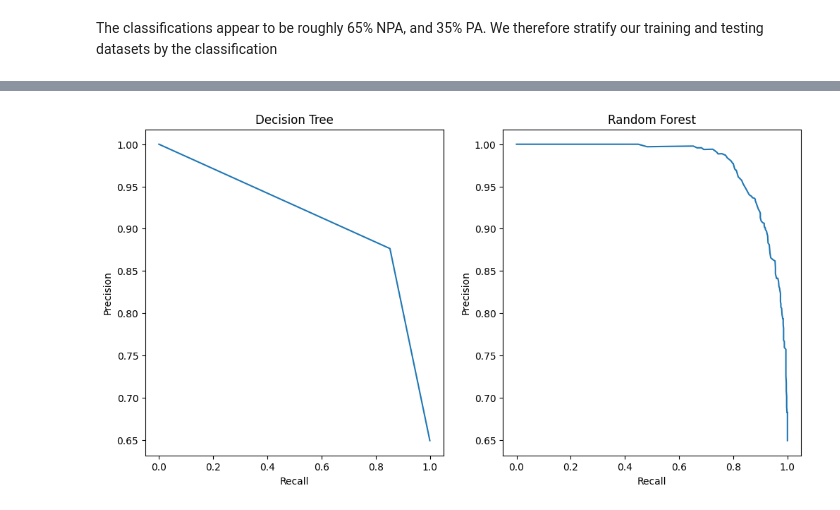
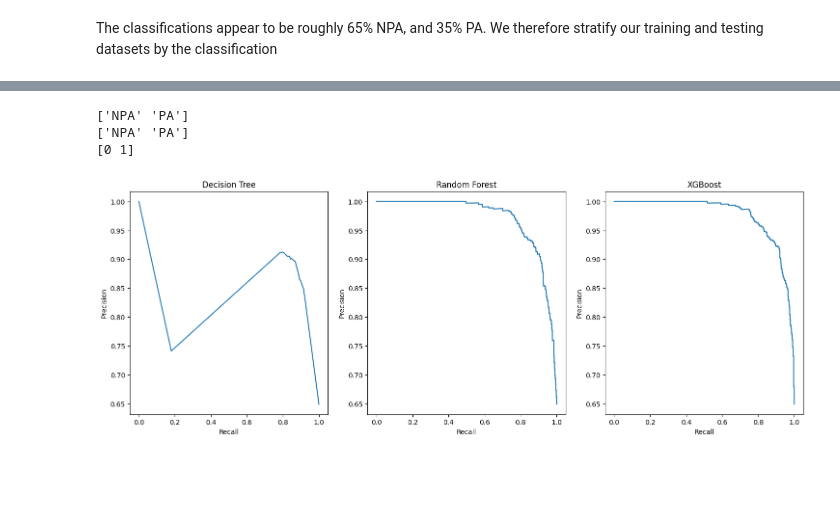
Before and after one commit to ajlukasiewicz/Team_9_MacLearn, a Jupyter notebook: Prediction_of_plant_associated_bacteria.ipynb, the cells around one changed output, grey strips where cells are left out. Cells and saved outputs as stored; diff of their text form; code cells hidden in the pictures; blank space fills up the shorter version.

```diff
--- a/Prediction_of_plant_associated_bacteria.ipynb
+++ b/Prediction_of_plant_associated_bacteria.ipynb
@@ -195,0 +147,27 @@ plt.show()
+# %%
+#ML
+#Decision tree model building and evaluation
+twenty = [i for i in range(1, 20+1)]
+accuracies = {}
+
+for depth in twenty:
+  for _min_samples_leaf in twenty:
+    clf1 = tree.DecisionTreeClassifier(max_depth=depth, min_samples_leaf=_min_samples_leaf, random_state=42)
+    clf1.fit(X_train, y_train)
+    y_pred1 = clf1.predict(X_test)
+    accuracies[(depth, _min_samples_leaf)] = metrics.accuracy_score(y_test, y_pred1)
+
+sorted_accuracies = sorted(accuracies.items(), key=lambda x:x[1], reverse=True)
+depth, _min_samples_leaf = sorted_accuracies[0][0]
+print(depth, _min_samples_leaf)
+
+clf1 = tree.DecisionTreeClassifier(max_depth=depth, min_samples_leaf=_min_samples_leaf, random_state=42)
+clf1.fit(X_train, y_train)
+y_pred1 = clf1.predict(X_test)
+
+# Accuracy scores measured with the test set and train set
+print(metrics.accuracy_score(y_test, y_pred1))
+print(metrics.accuracy_score(y_train, clf1.predict(X_train)))
+
+dt_depth = depth
+dt_min_samples_leaf = _min_samples_leaf
@@ -196,32 +244,48 @@ plt.show()
+# %%
+#ML
+
+# To check whether the first column from predict_proba is about PA or not (NPA).
+#Tree
+print(clf1.classes_)
+#RF
+print(clf2.classes_)
+# XGBoost
+print(clf3.classes_)
+# %% [output]
+['NPA' 'PA']
+['NPA' 'PA']
+[0 1]
 # %%
 #ML
 #Random Forest and Decision Tree PR curves
-#Tree
-clf1.predict_proba(X_test)[:3]
-clf1.predict(X_test)[:3]
-#RF
-clf2.predict_proba(X_test)[:3]
-clf2.predict(X_test)[:3]
+
 
 #generate curves
 precision_1, recall_1, thresholds_1 = precision_recall_curve(y_test, clf1.predict_proba(X_test)[:,0], pos_label="NPA")
 precision_2, recall_2, thresholds_2 = precision_recall_curve(y_test, clf2.predict_proba(X_test)[:,0], pos_label="NPA")
+precision_3, recall_3, thresholds_3 = precision_recall_curve(y_test, clf3.predict_proba(X_test)[:,0])
 
 #plot
-fig, ax = plt.subplots(1,2, figsize=(12, 6))
+fig, ax = plt.subplots(1,3, figsize=(18, 6))
 
 ax[0].plot(recall_1, precision_1)
+ax[1].plot(recall_2, precision_2)
+ax[2].plot(recall_3, precision_3)
+
 ax[0].set_title("Decision Tree")
-ax[1].plot(recall_2, precision_2)
 ax[1].set_title("Random Forest")
+ax[2].set_title("XGBoost")
+
 ax[0].set_xlabel("Recall")
 ax[0].set_ylabel("Precision")
 ax[1].set_xlabel("Recall")
 ax[1].set_ylabel("Precision")
+ax[2].set_xlabel("Recall")
+ax[2].set_ylabel("Precision")
 
 plt.show()
 # %% [output]
-[figure, old version]
+[figure, new version]
 # %%
 #AL
 #train and evaluate KNeighbors Classification
```
Also changed, not shown: parts of 15 cells of this notebook.
